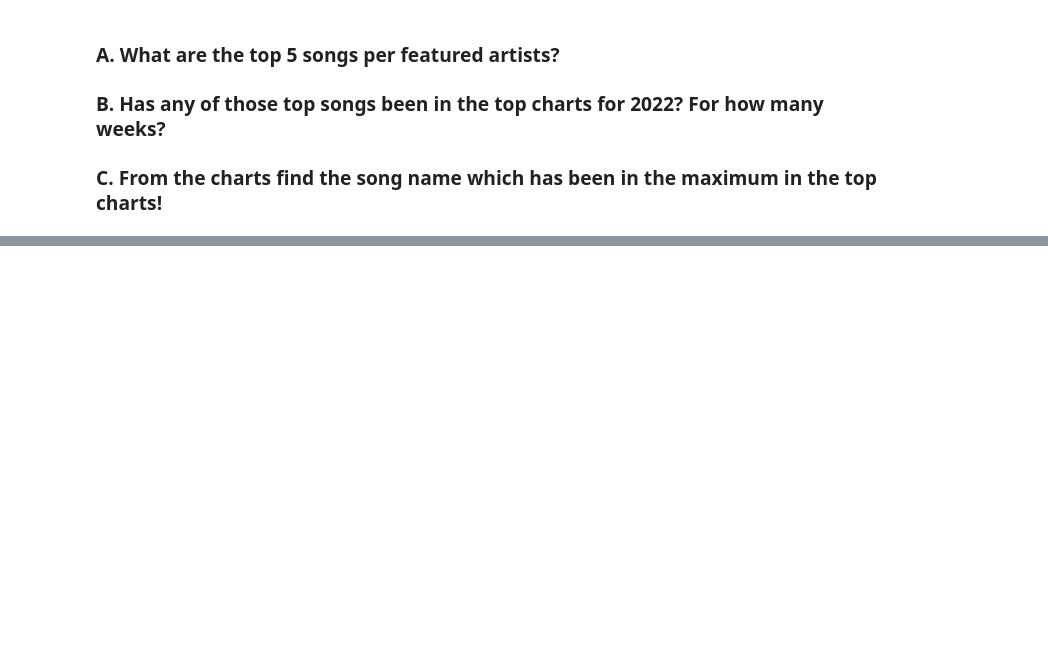
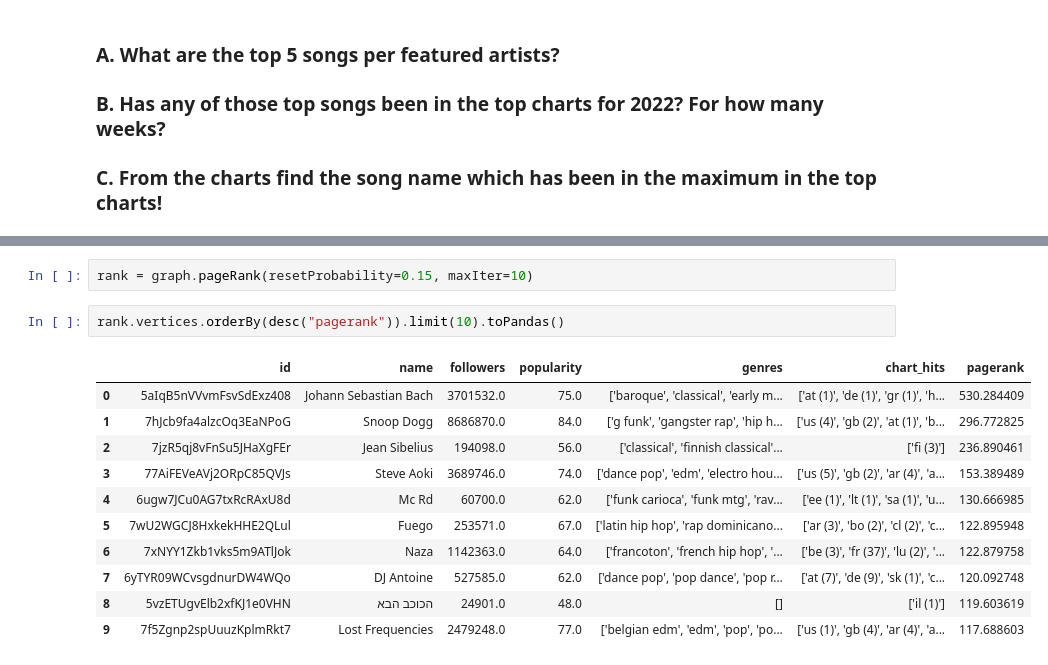
Before and after one commit to callysthenes/music_industry_intelligence, a Jupyter notebook: Assignment_Spotify_Twitter_Group_A.ipynb, the cells around one changed output, grey strips where cells are left out. Drawn from its saved outputs; the diff is of its cells as text; blank space fills up the shorter version.

```diff
--- a/Assignment_Spotify_Twitter_Group_A.ipynb
+++ b/Assignment_Spotify_Twitter_Group_A.ipynb
@@ -862,0 +971,16 @@ Song do not exists in Database for Suggestion
+# %%
+rank = graph.pageRank(resetProbability=0.15, maxIter=10)
+# %%
+rank.vertices.orderBy(desc("pagerank")).limit(10).toPandas()
+# %% [output]
+|  | id | name | followers | popularity | genres | chart_hits | pagerank |
+| 0 | 5aIqB5nVVvmFsvSdExz408 | Johann Sebastian Bach | 3701532.0 | 75.0 | ['baroque', 'classical', 'early m... | ['at (1)', 'de (1)', 'gr (1)', 'h... | 530.284409 |
+| 1 | 7hJcb9fa4alzcOq3EaNPoG | Snoop Dogg | 8686870.0 | 84.0 | ['g funk', 'gangster rap', 'hip h... | ['us (4)', 'gb (2)', 'at (1)', 'b... | 296.772825 |
+| 2 | 7jzR5qj8vFnSu5JHaXgFEr | Jean Sibelius | 194098.0 | 56.0 | ['classical', 'finnish classical'... | ['fi (3)'] | 236.890461 |
+| 3 | 77AiFEVeAVj2ORpC85QVJs | Steve Aoki | 3689746.0 | 74.0 | ['dance pop', 'edm', 'electro hou... | ['us (5)', 'gb (2)', 'ar (4)', 'a... | 153.389489 |
+| 4 | 6ugw7JCu0AG7txRcRAxU8d | Mc Rd | 60700.0 | 62.0 | ['funk carioca', 'funk mtg', 'rav... | ['ee (1)', 'lt (1)', 'sa (1)', 'u... | 130.666985 |
+| 5 | 7wU2WGCJ8HxkekHHE2QLul | Fuego | 253571.0 | 67.0 | ['latin hip hop', 'rap dominicano... | ['ar (3)', 'bo (2)', 'cl (2)', 'c... | 122.895948 |
+| 6 | 7xNYY1Zkb1vks5m9ATlJok | Naza | 1142363.0 | 64.0 | ['francoton', 'french hip hop', '... | ['be (3)', 'fr (37)', 'lu (2)', '... | 122.879758 |
+| 7 | 6yTYR09WCvsgdnurDW4WQo | DJ Antoine | 527585.0 | 62.0 | ['dance pop', 'pop dance', 'pop r... | ['at (7)', 'de (9)', 'sk (1)', 'c... | 120.092748 |
+| 8 | 5vzETUgvElb2xfKJ1e0VHN | הכוכב הבא | 24901.0 | 48.0 | [] | ['il (1)'] | 119.603619 |
+| 9 | 7f5Zgnp2spUuuzKplmRkt7 | Lost Frequencies | 2479248.0 | 77.0 | ['belgian edm', 'edm', 'pop', 'po... | ['us (1)', 'gb (4)', 'ar (4)', 'a... | 117.688603 |
```
Also changed, not shown: parts of 65 cells of this notebook, 3 other files.
